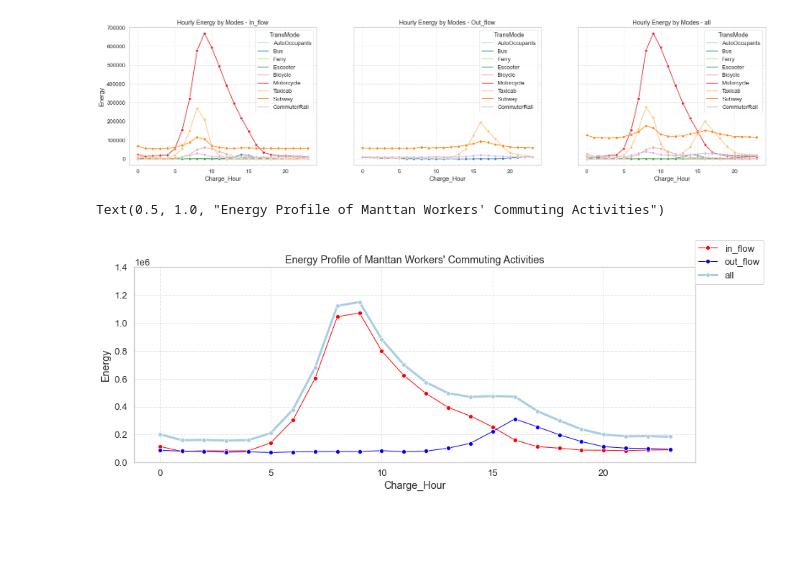
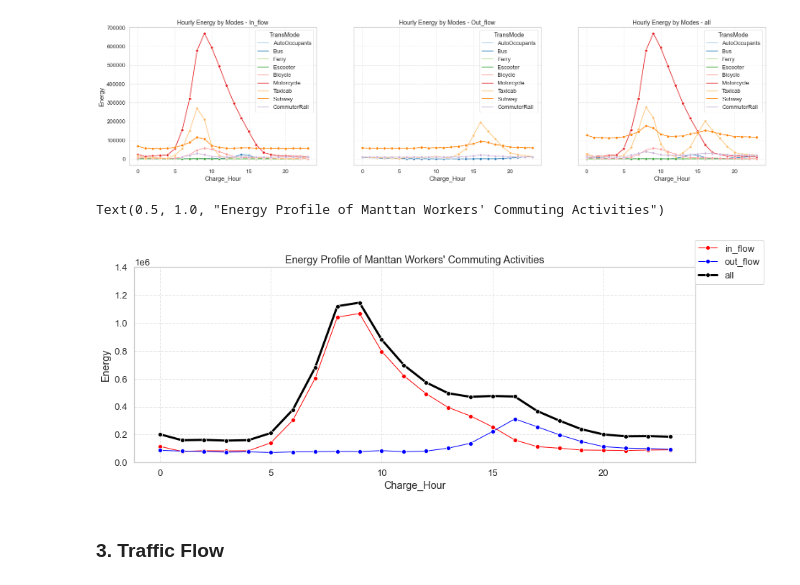
Before and after one commit to BNewborn/mobility-electrification, a Jupyter notebook: 04_ElectricalInfrastructureModel/Electric Model.ipynb, the cells around one changed output. Cells and saved outputs as stored; diff of their text form; code cells hidden in the pictures; blank space fills up the shorter version.

```diff
--- a/04_ElectricalInfrastructureModel/Electric Model.ipynb
+++ b/04_ElectricalInfrastructureModel/Electric Model.ipynb
@@ -61,5 +29,6 @@ commuter_df = commuter_df[commuter_df['excludingfromMNY']==0].reset_index(drop=T
 # %%
 def NumberOfEV(row):
+    ### For each row, getting the number of EVs
     if row['TransMode'] in ['AutoOccupants','Escooter','Bicycle','Motorcycle','Taxicab']:
         return row['PERWT']
     elif row['TransMode']=='Bus':
@@ -71,9 +40,10 @@ def NumberOfEV(row):
 
 
 def TotalEnergyPerEV(row):
+    ### For each row, getting the total energy for EACH EV
     if row['TransMode'] in ['AutoOccupants','Escooter','Bicycle','Motorcycle']:
         return row['DISTANCE_KM']*row['Multiplier']*2
-    if row['TransMode'] in ['Bus','Taxicab']:
+    elif row['TransMode'] in ['Bus','Taxicab']:
         return row['DISTANCE_KM']*row['Multiplier']
     elif row['TransMode']=='Ferry':
         return row['Multiplier']
@@ -82,6 +52,8 @@ def TotalEnergyPerEV(row):
 
 
 def HourEnergyPerEV(row):
+    ### For each row, getting the hourly energy for EACH EV
+    ### output are rows with two new columns (type: list): Charge_Hour & Energy
     if row['TransMode'] in ['AutoOccupants','Escooter','Bicycle','Motorcycle','Taxicab','Bus','Ferry']:
         hour = list(range(0,24))*2
         charging_hr_roundup = np.ceil(row['TotalEnergyPerEV']/row['ChargingPower_kW'])
@@ -108,8 +80,8 @@ def HourEnergyPerEV(row):
         row['Energy'] = energy_list
         return row
 
-
 def floor(row):
+    ### For agg energy at hour-mode level, adding floor energy for soecific modes
     if row['TransMode']=='Subway':
         return row['Energy']+subway_floor
     elif row['TransMode']=='CommuterRail':
@@ -118,6 +90,12 @@ def floor(row):
         return row['Energy']
 # %%
 def HourEnergyByMode(df):
+    '''
+    [Input] df: the inbound or outbound flow dataframe
+    [Output] A dataframe shows the agg energy at hour-mode level, data structures: Charge_Hour, TransMode, Energy
+    This function wraps up the above four functions: NumberOfEV, TotalEnergyPerEV, HourEnergyPerEV, floor
+    '''
+
     df = df.merge(right=electric_reference_table[['TransMode','Multiplier','ChargingPower_kW','HoursToFullyRecharge_hr']], on=["TransMode"], how='inner')
     df['NumberOfEV'] = df.apply(lambda row: NumberOfEV(row), axis=1)
     df['TotalEnergyPerEV'] = df.apply(lambda row: TotalEnergyPerEV(row), axis=1)
@@ -132 +115,22 @@ def HourEnergyByMode(df):
+# %%
+### read the 00 random result
+commuter_df = pd.read_csv("assignment_00_random.csv",index_col=0)
+
+########################################################################################################################
+### the next four lines can be deleted if the previous pipeline already fix it
+commuter_df['MNY_RES'] = commuter_df['PUMAKEY_HOME'].apply(lambda x: 1 if x.startswith('36_038') else 0)
+commuter_df = commuter_df.rename({'Rand Assignment':'TransMode'},axis=1)
+commuter_df['LEAVE_WORK_HOUR'] = (commuter_df['ARRIVES_AT_WORK_HOUR'] + commuter_df['HRS_WK_DAILY'])%24
+commuter_df['LEAVE_WORK_HOUR'] = commuter_df['LEAVE_WORK_HOUR'].astype(int)
+########################################################################################################################
+
+## for easier coding, only take Manhattan workers (dir==in)
+commuter_df = commuter_df[commuter_df['COMMUTE_DIRECTION_MANHATTAN']=='in'].reset_index(drop=True)
+
+##############################
+####   excludingfromMNY   ####
+##############################
+
+commuter_df['excludingfromMNY'] = excludingfromMNY(commuter_df,pct_escooter_N=20,pct_bicycle_N=20)
+commuter_df = commuter_df[commuter_df['excludingfromMNY']==0].reset_index(drop=True)
 # %%
@@ -152,12 +140,16 @@ out_flow
 # %%
+##############################
+####   HourEnergyByMode   ####
+##############################
+
 df_agg_in = HourEnergyByMode(in_flow)
-
 df_agg_out = HourEnergyByMode(out_flow)
 df_agg_out = df_agg_out[df_agg_out['TransMode'].isin(['Bus','Subway','CommuterRail','Taxicab'])].reset_index(drop=True)
 
 df_agg = df_agg_in.merge(right=df_agg_out, on=["Charge_Hour","TransMode"], how='outer').fillna(0)
 df_agg['Energy'] = df_agg['Energy_x'] + df_agg['Energy_y']
 
+mode_order = CategoricalDtype(['AutoOccupants','Bus','Ferry','Escooter', 'Bicycle','Motorcycle','Taxicab','Subway','CommuterRail'],ordered=True)
 df_agg_in['TransMode'] = df_agg_in['TransMode'].astype(mode_order)
 df_agg_out['TransMode'] = df_agg_out['TransMode'].astype(mode_order)
 df_agg['TransMode'] = df_agg['TransMode'].astype(mode_order)
@@ -205,18 +235,20 @@ Text(0.5, 1.0, 'Hourly Energy by Modes - all')
 # %%
 total_in = df_agg_in.groupby(by=["Charge_Hour"]).agg({"Energy":"sum"})
 total_out = df_agg_out.groupby(by=["Charge_Hour"]).agg({"Energy":"sum"})
 total = df_agg.groupby(by=["Charge_Hour"]).agg({"Energy":"sum"})
 fig,(ax1)=plt.subplots(1,1,figsize=(14,5),sharey=True)
 plt.grid(ls='--',alpha=0.5)
 sns.lineplot(data=total_in,x='Charge_Hour',y='Energy',marker='o',color='red',linewidth=1)
 sns.lineplot(data=total_out,x='Charge_Hour',y='Energy',marker='o',color='b',linewidth=1)
-sns.lineplot(data=total,x='Charge_Hour',y='Energy',marker='o',linewidth=3)
+sns.lineplot(data=total,x='Charge_Hour',y='Energy',marker='o',color='k',linewidth=3)
 fig.legend(labels=['in_flow','out_flow','all'])
 ax1.set_ylim(0, 1.4e6)
 ax1.set_title("Energy Profile of Manttan Workers' Commuting Activities")
 # %% [output]
 Text(0.5, 1.0, "Energy Profile of Manttan Workers' Commuting Activities")
-[figure, old version]
+[figure, new version]
+# %% [markdown]
+### 3. Traffic Flow
 # %%
 in_ = in_flow.groupby(by=["HOUR"]).agg({"PERWT":"sum"}).reset_index()
 out_ = out_flow.groupby(by=["HOUR"]).agg({"PERWT":"sum"}).reset_index()
```
Also changed, not shown: parts of 17 cells of this notebook.
